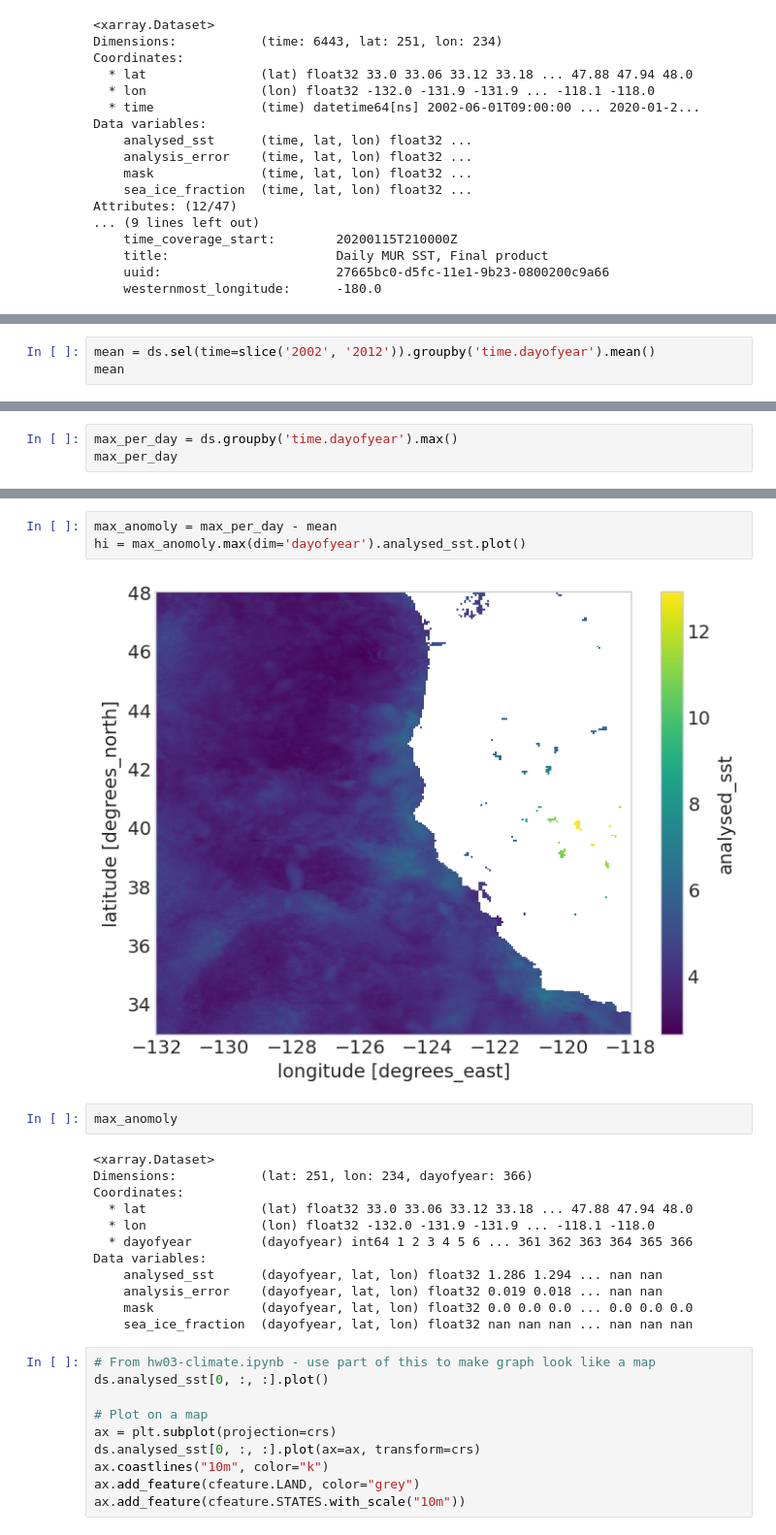
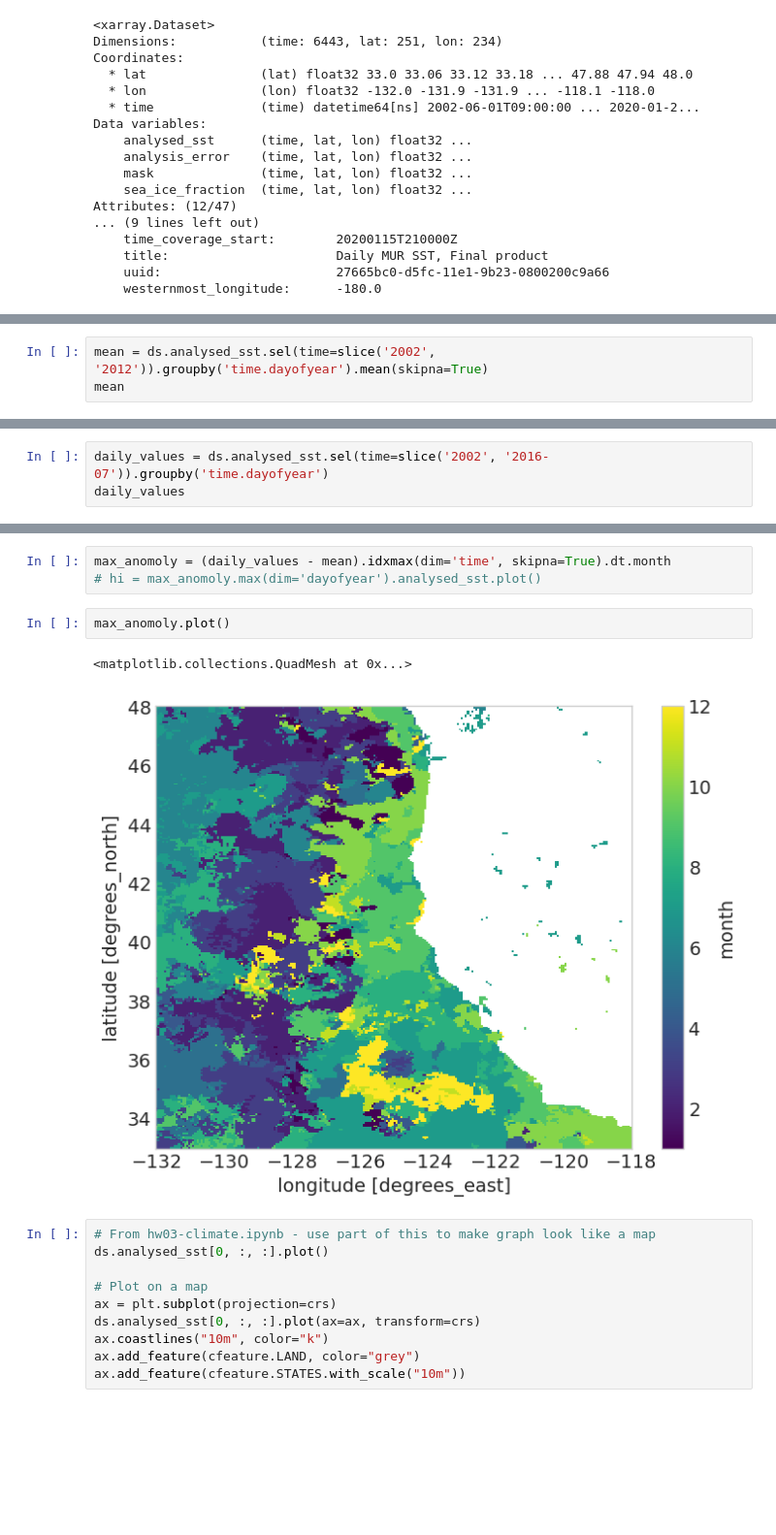
Before and after one commit to Jhartanto30/hw03-Group21, a Jupyter notebook: climate-q5-f2-Copy1.ipynb, the cells around one changed output, grey strips where cells are left out. Shown at 97% size. Drawn from its saved outputs; the diff is of its cells as text; blank space fills up the shorter version.

Commit message:
progress on q5, cannot tell if the graph is right

```diff
--- a/climate-q5-f2-Copy1.ipynb
+++ b/climate-q5-f2-Copy1.ipynb
@@ -67,4 +52,4 @@ m.plot()
 # %%
-mean = ds.sel(time=slice('2002', '2012')).groupby('time.dayofyear').mean()
+mean = ds.analysed_sst.sel(time=slice('2002', '2012')).groupby('time.dayofyear').mean(skipna=True)
 mean
 # %% [output]
@@ -88,4 +73,4 @@ Attributes: (12/47)
 # %%
-max_per_day = ds.groupby('time.dayofyear').max()
-max_per_day
+daily_values = ds.analysed_sst.sel(time=slice('2002', '2016-07')).groupby('time.dayofyear')
+daily_values
 # %% [output]
@@ -109,22 +79,11 @@ Attributes: (12/47)
 # %%
-max_anomoly = max_per_day - mean
-hi = max_anomoly.max(dim='dayofyear').analysed_sst.plot()
+max_anomoly = (daily_values - mean).idxmax(dim='time', skipna=True).dt.month
+# hi = max_anomoly.max(dim='dayofyear').analysed_sst.plot()
-# %% [output]
-[figure, removed]
-# %%
-max_anomoly
-# %% [output]
-<xarray.Dataset>
-Dimensions:           (lat: 251, lon: 234, dayofyear: 366)
-Coordinates:
-  * lat               (lat) float32 33.0 33.06 33.12 33.18 ... 47.88 47.94 48.0
-  * lon               (lon) float32 -132.0 -131.9 -131.9 ... -118.1 -118.0
-  * dayofyear         (dayofyear) int64 1 2 3 4 5 6 ... 361 362 363 364 365 366
-Data variables:
-    analysed_sst      (dayofyear, lat, lon) float32 1.286 1.294 ... nan nan
-    analysis_error    (dayofyear, lat, lon) float32 0.019 0.018 ... nan nan
-    mask              (dayofyear, lat, lon) float32 0.0 0.0 0.0 ... 0.0 0.0 0.0
-    sea_ice_fraction  (dayofyear, lat, lon) float32 nan nan nan ... nan nan nan
+# %%
+max_anomoly.plot()
+# %% [output]
+<matplotlib.collections.QuadMesh at 0x...>
+[figure, added]
 # %%
 # From hw03-climate.ipynb - use part of this to make graph look like a map
 ds.analysed_sst[0, :, :].plot()
```
Also changed, not shown: parts of 3 cells of this notebook.
